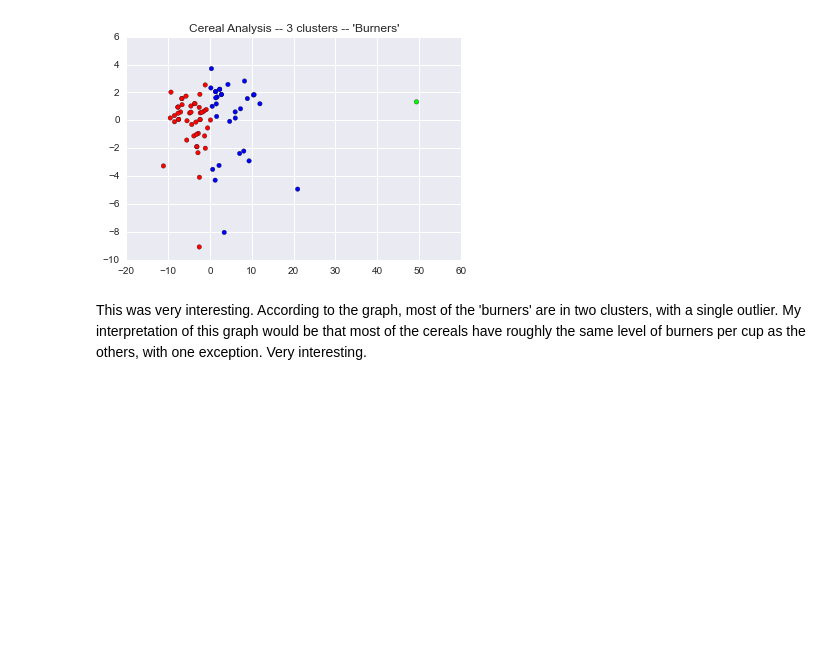
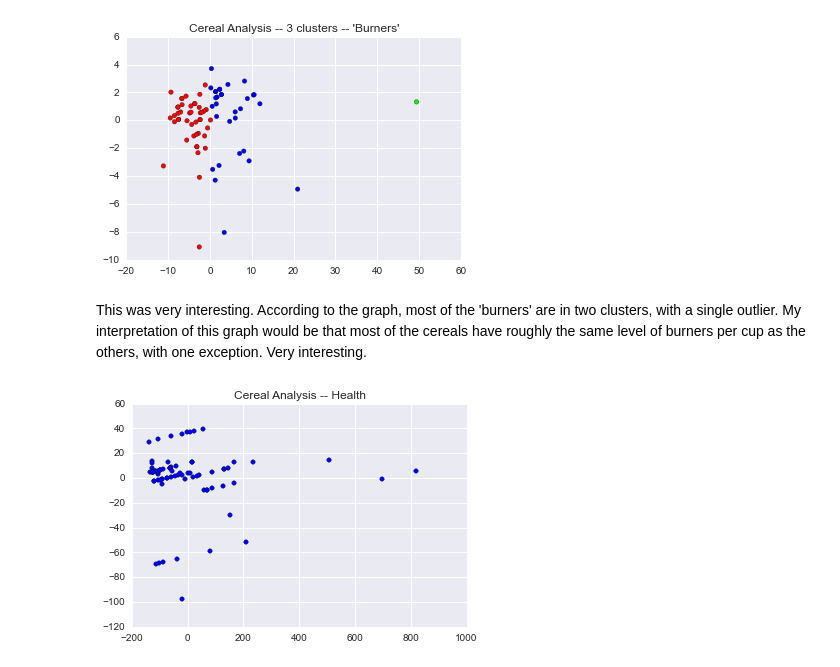
Before and after one commit to tiy-gvl-python-2015-09/honey-nut-clusters, a Jupyter notebook: Cereasly Awesome.ipynb, the cells around one changed output. Cells and saved outputs as stored; diff of their text form; code cells hidden in the pictures; blank space fills up the shorter version.

Commit message:
more analysis

```diff
--- a/Cereasly Awesome.ipynb
+++ b/Cereasly Awesome.ipynb
@@ -152,3 +154,12 @@ plt.show()
 [figure]
 # %% [markdown]
 This was very interesting.  According to the graph, most of the 'burners' are in two clusters, with a single outlier.  My interpretation of this graph would be that most of the cereals have roughly the same level of burners per cup as the others, with one exception.  Very interesting.
+# %%
+health = maybe[["potass", "vitamins", "fiber"]]
+pca.fit(health)
+reduced_health = pca.transform(health)
+plt.scatter(reduced_health[:, 0], reduced_health[:, 1])
+plt.title("Cereal Analysis -- Health")
+plt.show()
+# %% [output]
+[figure, added]
```
Also changed, not shown: parts of 4 cells of this notebook.
